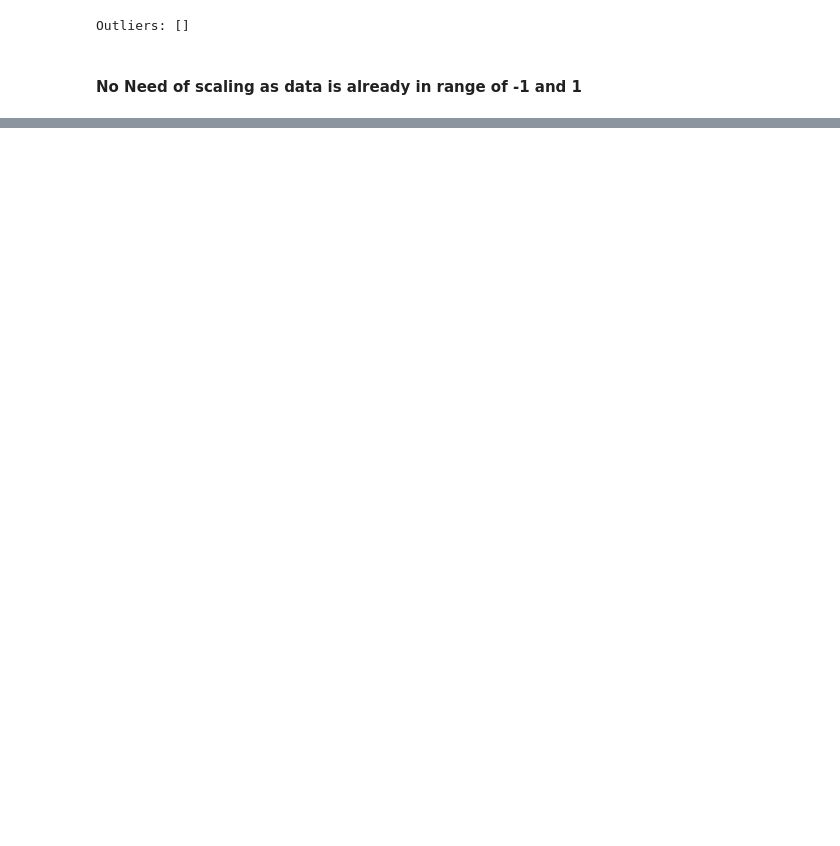
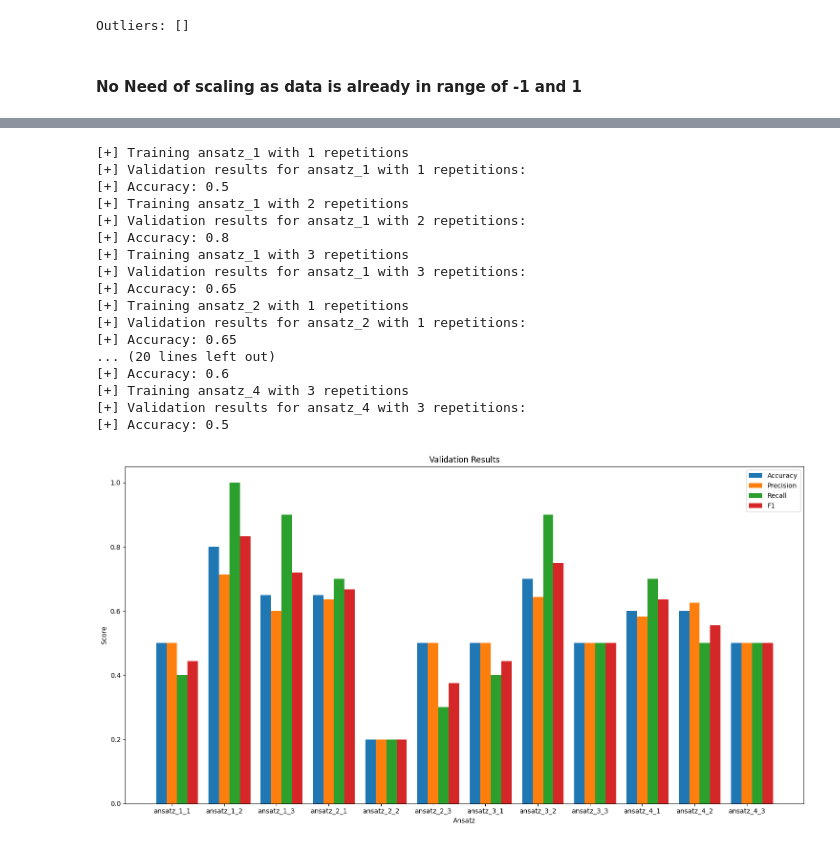
Before and after one commit to Ashad001/Qlassify, a Jupyter notebook: task2.ipynb, the cells around one changed output, grey strips where cells are left out. Cells and saved outputs as stored; diff of their text form; code cells hidden in the pictures; blank space fills up the shorter version.

```diff
--- a/task2.ipynb
+++ b/task2.ipynb
@@ -98,0 +132,22 @@ experiment2_zz.plot_results()
+# %%
+experiment2_pauli.run_experiment(pauli_feature_map, [ansatz_1, ansatz_2, ansatz_3, ansatz_4], max_reps=3)
+experiment2_pauli.plot_results()
+# %% [output]
+[+] Training ansatz_1 with 1 repetitions
+[+] Validation results for ansatz_1 with 1 repetitions:
+[+] Accuracy: 0.5
+[+] Training ansatz_1 with 2 repetitions
+[+] Validation results for ansatz_1 with 2 repetitions:
+[+] Accuracy: 0.8
+[+] Training ansatz_1 with 3 repetitions
+[+] Validation results for ansatz_1 with 3 repetitions:
+[+] Accuracy: 0.65
+[+] Training ansatz_2 with 1 repetitions
+[+] Validation results for ansatz_2 with 1 repetitions:
+[+] Accuracy: 0.65
+... (20 lines left out)
+[+] Accuracy: 0.6
+[+] Training ansatz_4 with 3 repetitions
+[+] Validation results for ansatz_4 with 3 repetitions:
+[+] Accuracy: 0.5
+[figure, added]
```
Also changed, not shown: parts of 9 cells of this notebook, 9 other files.
